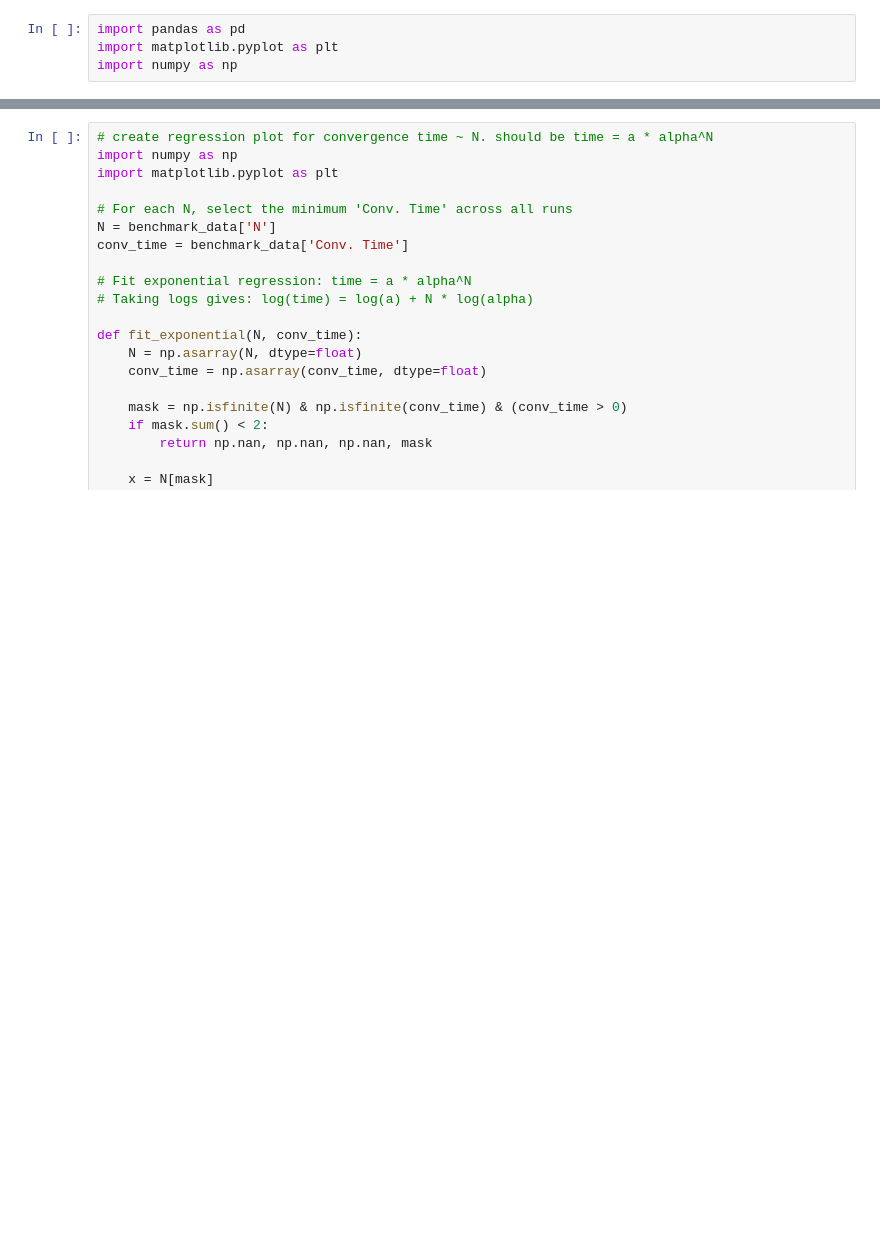
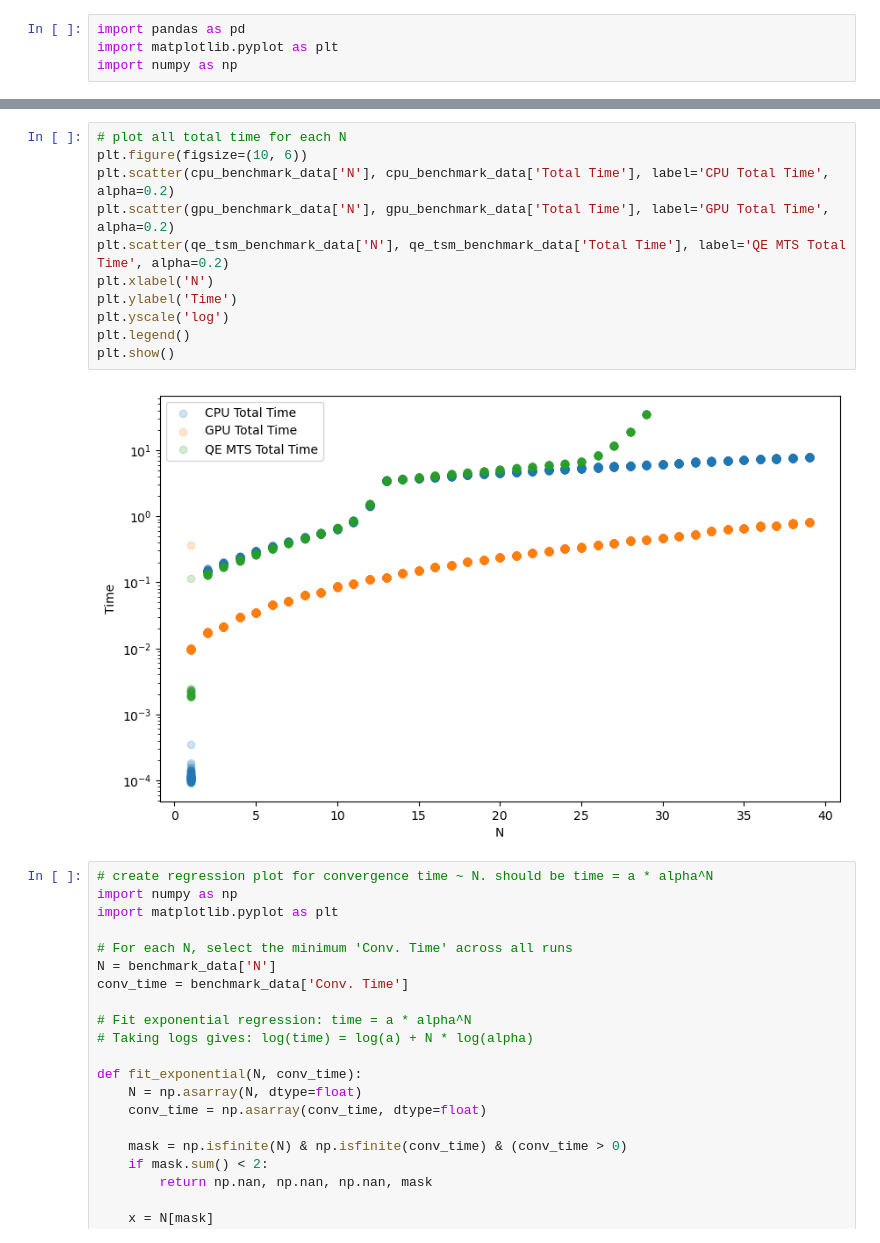
Before and after one commit to chtang-hmc/2026-NVIDIA, a Jupyter notebook: analyze_benchmark.ipynb, the cells around one changed output, grey strips where cells are left out. Cells and saved outputs as stored; diff of their text form; blank space fills up the shorter version.

```diff
--- a/analyze_benchmark.ipynb
+++ b/analyze_benchmark.ipynb
@@ -22,3 +53,16 @@ plt.show()
+# %%
+# plot all total time for each N
+plt.figure(figsize=(10, 6))
+plt.scatter(cpu_benchmark_data['N'], cpu_benchmark_data['Total Time'], label='CPU Total Time', alpha=0.2)
+plt.scatter(gpu_benchmark_data['N'], gpu_benchmark_data['Total Time'], label='GPU Total Time', alpha=0.2)
+plt.scatter(qe_tsm_benchmark_data['N'], qe_tsm_benchmark_data['Total Time'], label='QE MTS Total Time', alpha=0.2)
+plt.xlabel('N')
+plt.ylabel('Time')
+plt.yscale('log')
+plt.legend()
+plt.show()
+# %% [output]
+[figure, added]
 # %%
 # create regression plot for convergence time ~ N. should be time = a * alpha^N
 import numpy as np
```
Also changed, not shown: parts of 5 cells of this notebook.
